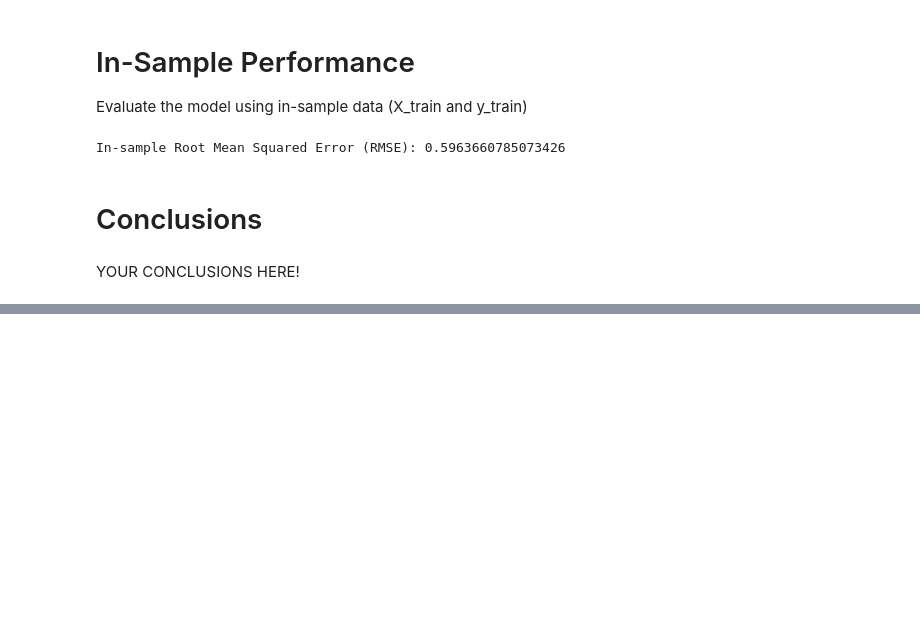
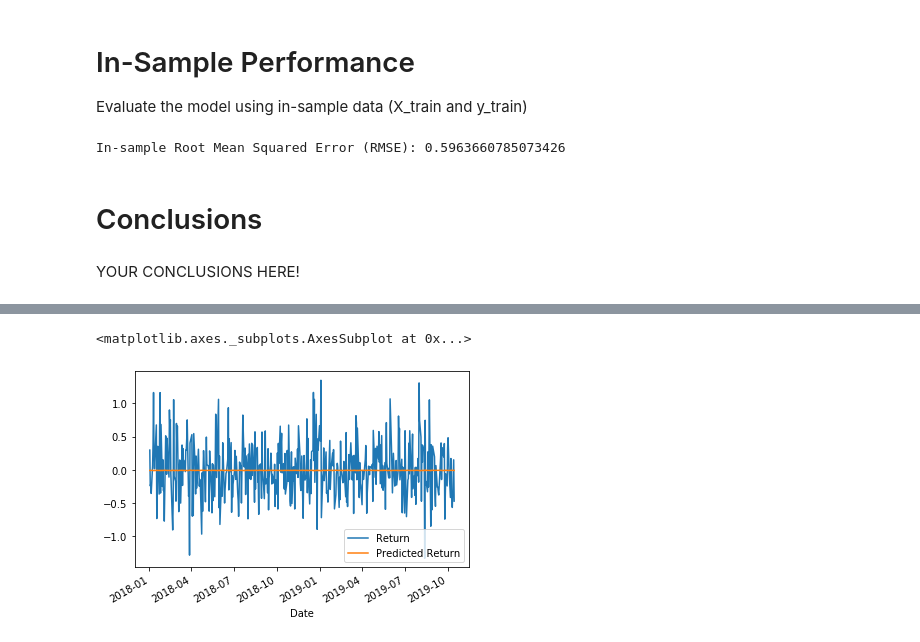
Before and after one commit to Billieo/Time_Series, a Jupyter notebook: regression_analysis.ipynb, the cells around one changed output, grey strips where cells are left out. Saved outputs shown, nothing was run; the diff lists cells and outputs as text; code cells hidden in the pictures; blank space fills up the shorter version.

```diff
--- a/regression_analysis.ipynb
+++ b/regression_analysis.ipynb
@@ -215,0 +240,6 @@ YOUR CONCLUSIONS HERE!
+# %%
+# out of sample prediction.
+Results.plot()
+# %% [output]
+<matplotlib.axes._subplots.AxesSubplot at 0x...>
+[figure, added]
```
Also changed, not shown: parts of 5 cells of this notebook.
